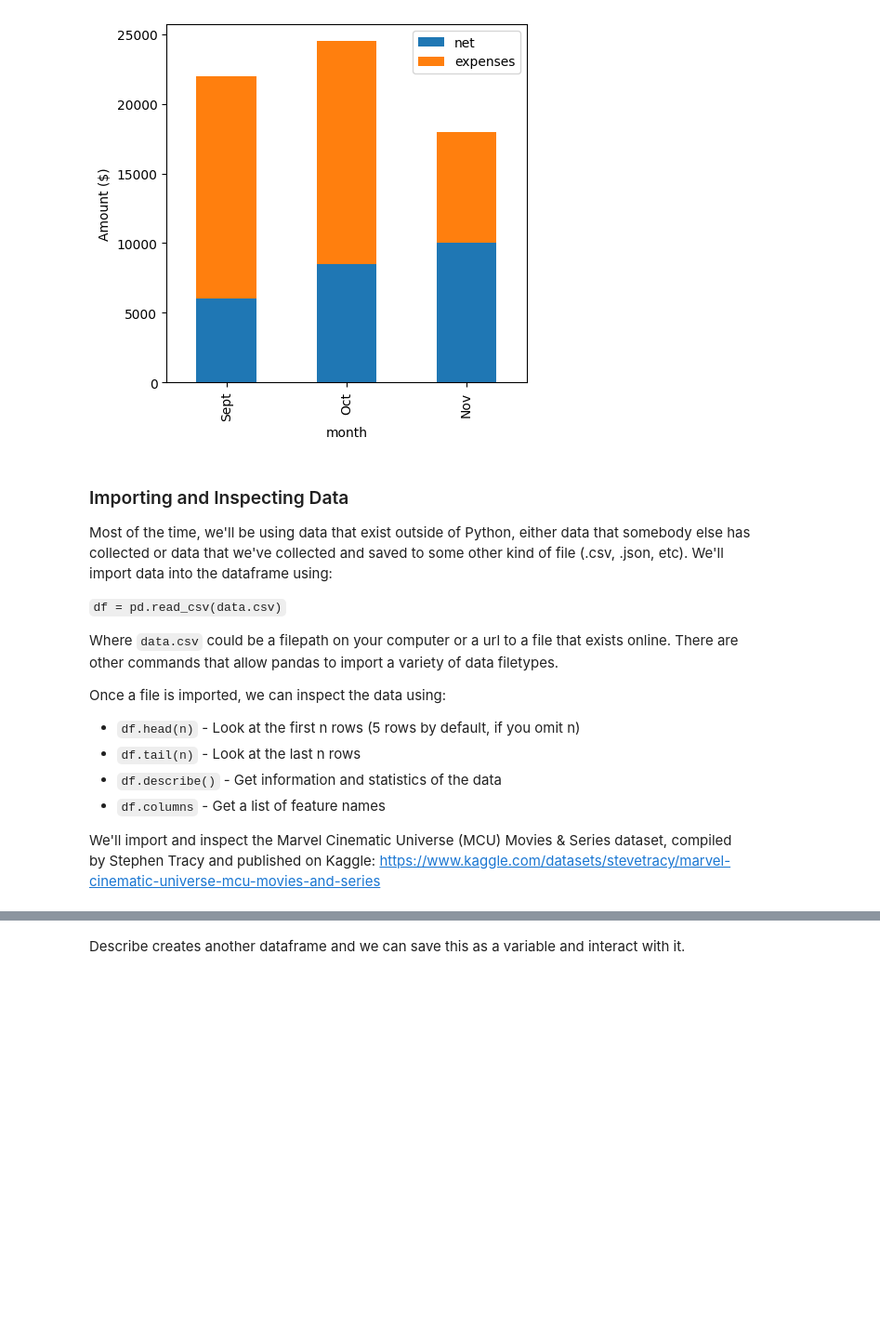
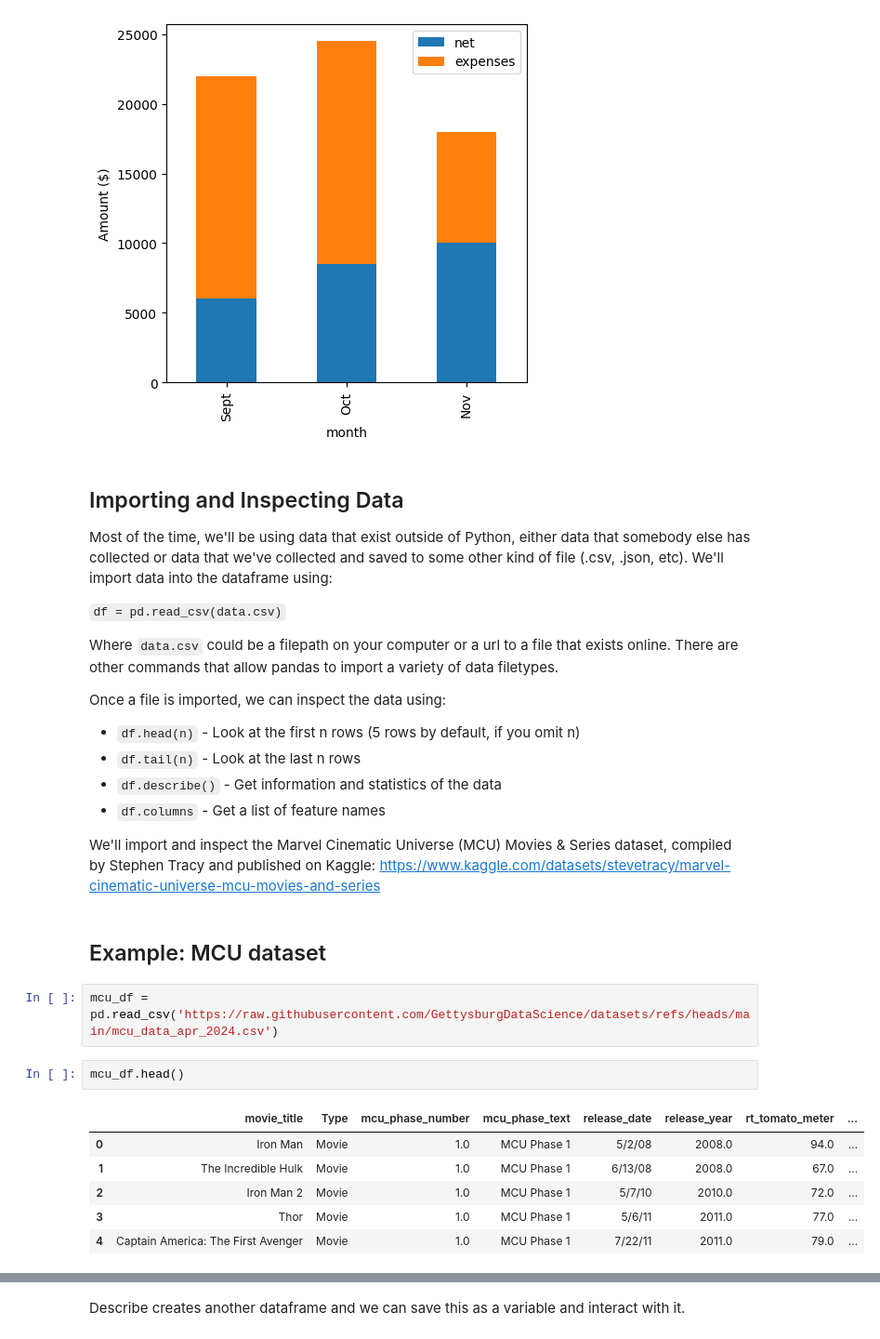
Before and after one commit to GettysburgDataScience/DS256-ClassNotes, a Jupyter notebook: _sources/03_Pandas/01_pandas_intro.ipynb, the cells around one changed output, grey strips where cells are left out. Shown at 93% size. Drawn from its saved outputs; the diff is of its cells as text; blank space fills up the shorter version.

````diff
--- a/_sources/03_Pandas/01_pandas_intro.ipynb
+++ b/_sources/03_Pandas/01_pandas_intro.ipynb
@@ -115,7 +118,7 @@ plt.show()
 [figure]
 # %% [markdown]
 
-### Importing and Inspecting Data
+## Importing and Inspecting Data
 
 Most of the time, we'll be using data that exist outside of Python, either data that somebody else has collected or data that we've collected and saved to some other kind of file (.csv, .json, etc). We'll import data into the dataframe using:
 
@@ -131,3 +134,16 @@ Once a file is imported, we can inspect the data using:
  - ```df.columns``` - Get a list of feature names
 
 We'll import and inspect the Marvel Cinematic Universe (MCU) Movies & Series dataset, compiled by Stephen Tracy and published on Kaggle: https://www.kaggle.com/datasets/stevetracy/marvel-cinematic-universe-mcu-movies-and-series
+# %% [markdown]
+## Example: MCU dataset
+# %%
+mcu_df = pd.read_csv('https://raw.githubusercontent.com/GettysburgDataScience/datasets/refs/heads/main/mcu_data_apr_2024.csv')
+# %%
+mcu_df.head()
+# %% [output]
+|  | movie_title | Type | mcu_phase_number | mcu_phase_text | release_date | release_year | rt_tomato_meter | ... |
+| 0 | Iron Man | Movie | 1.0 | MCU Phase 1 | 5/2/08 | 2008.0 | 94.0 | ... |
+| 1 | The Incredible Hulk | Movie | 1.0 | MCU Phase 1 | 6/13/08 | 2008.0 | 67.0 | ... |
+| 2 | Iron Man 2 | Movie | 1.0 | MCU Phase 1 | 5/7/10 | 2010.0 | 72.0 | ... |
+| 3 | Thor | Movie | 1.0 | MCU Phase 1 | 5/6/11 | 2011.0 | 77.0 | ... |
+| 4 | Captain America: The First Avenger | Movie | 1.0 | MCU Phase 1 | 7/22/11 | 2011.0 | 79.0 | ... |
````
Also changed, not shown: parts of 41 cells of this notebook, 6 other files.
